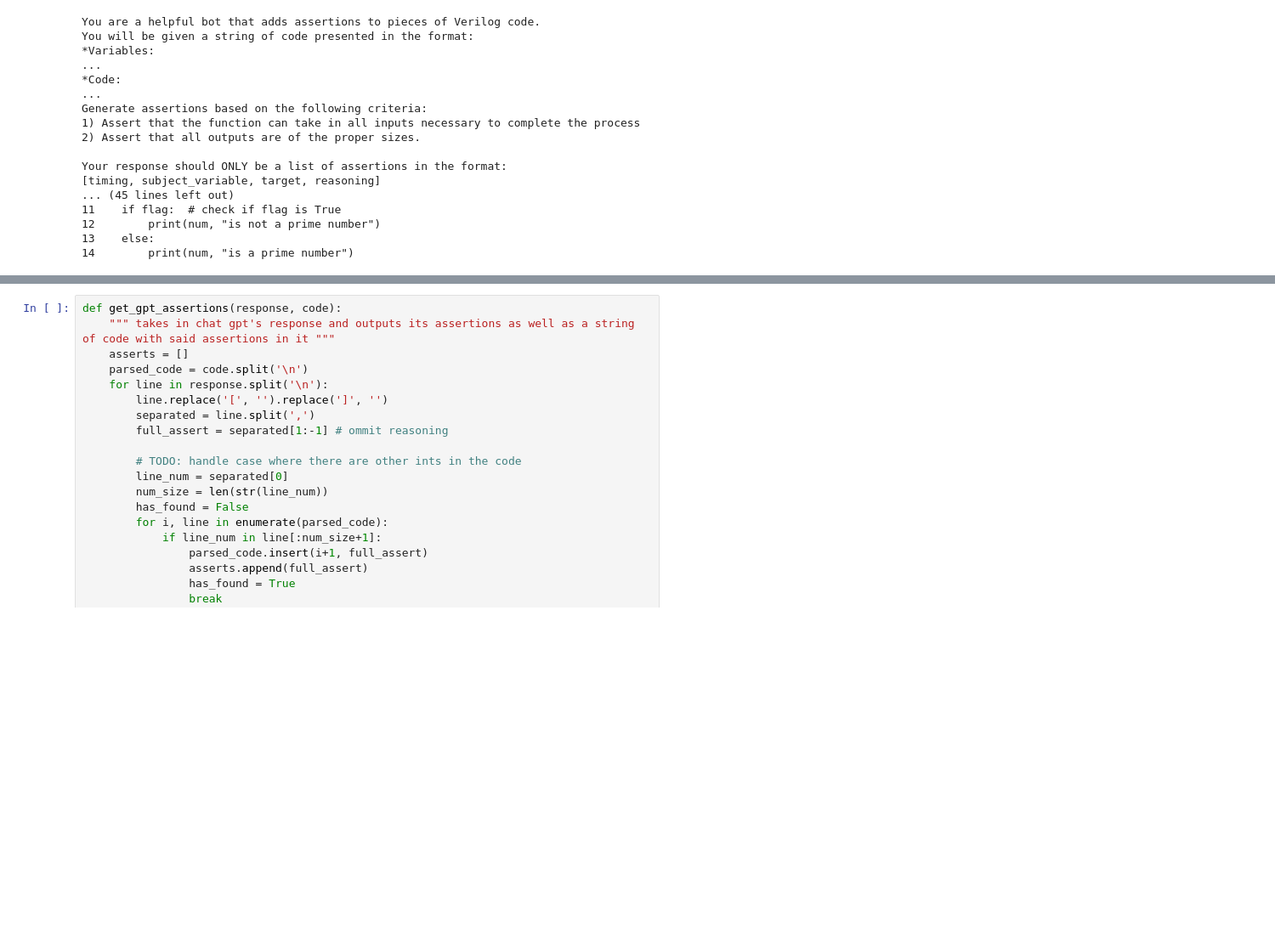
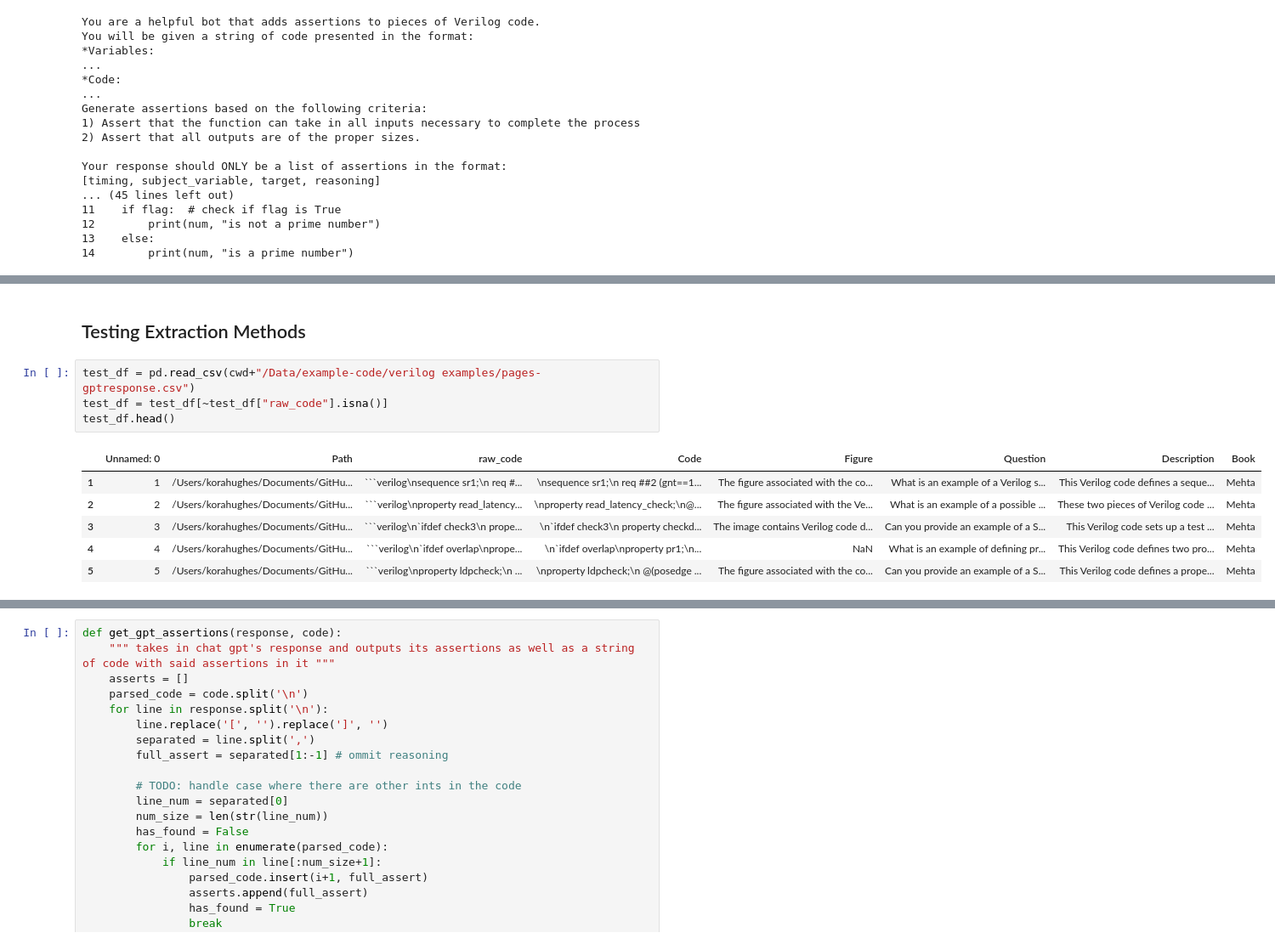
Before and after one commit to KoraSHughes/LLMCodeGen, a Jupyter notebook: AllInOne.ipynb, the cells around one changed output, grey strips where cells are left out. Shown at 85% size. Saved outputs shown, nothing was run; the diff lists cells and outputs as text; blank space fills up the shorter version.

````diff
--- a/AllInOne.ipynb
+++ b/AllInOne.ipynb
@@ -891,0 +782,13 @@ See the caveats in the documentation: https://pandas.pydata.org/pandas-docs/stab
+# %% [markdown]
+## Testing Extraction Methods
+# %%
+test_df = pd.read_csv(cwd+"/Data/example-code/verilog examples/pages-gptresponse.csv")
+test_df = test_df[~test_df["raw_code"].isna()]
+test_df.head()
+# %% [output]
+|  | Unnamed: 0 | Path | raw_code | Code | Figure | Question | Description | Book |
+| 1 | 1 | /Users/korahughes/Documents/GitHu... | ```verilog\nsequence sr1;\n req #... | \nsequence sr1;\n req ##2 (gnt==1... | The figure associated with the co... | What is an example of a Verilog s... | This Verilog code defines a seque... | Mehta |
+| 2 | 2 | /Users/korahughes/Documents/GitHu... | ```verilog\nproperty read_latency... | \nproperty read_latency_check;\n@... | The figure associated with the Ve... | What is an example of a possible ... | These two pieces of Verilog code ... | Mehta |
+| 3 | 3 | /Users/korahughes/Documents/GitHu... | ```verilog\n`ifdef check3\n prope... | \n`ifdef check3\n property checkd... | The image contains Verilog code d... | Can you provide an example of a S... | This Verilog code sets up a test ... | Mehta |
+| 4 | 4 | /Users/korahughes/Documents/GitHu... | ```verilog\n`ifdef overlap\nprope... | \n`ifdef overlap\nproperty pr1;\n... | NaN | What is an example of defining pr... | This Verilog code defines two pro... | Mehta |
+| 5 | 5 | /Users/korahughes/Documents/GitHu... | ```verilog\nproperty ldpcheck;\n ... | \nproperty ldpcheck;\n @(posedge ... | The figure associated with the co... | Can you provide an example of a S... | This Verilog code defines a prope... | Mehta |
````
Also changed, not shown: parts of 31 cells of this notebook, 10 other files.
